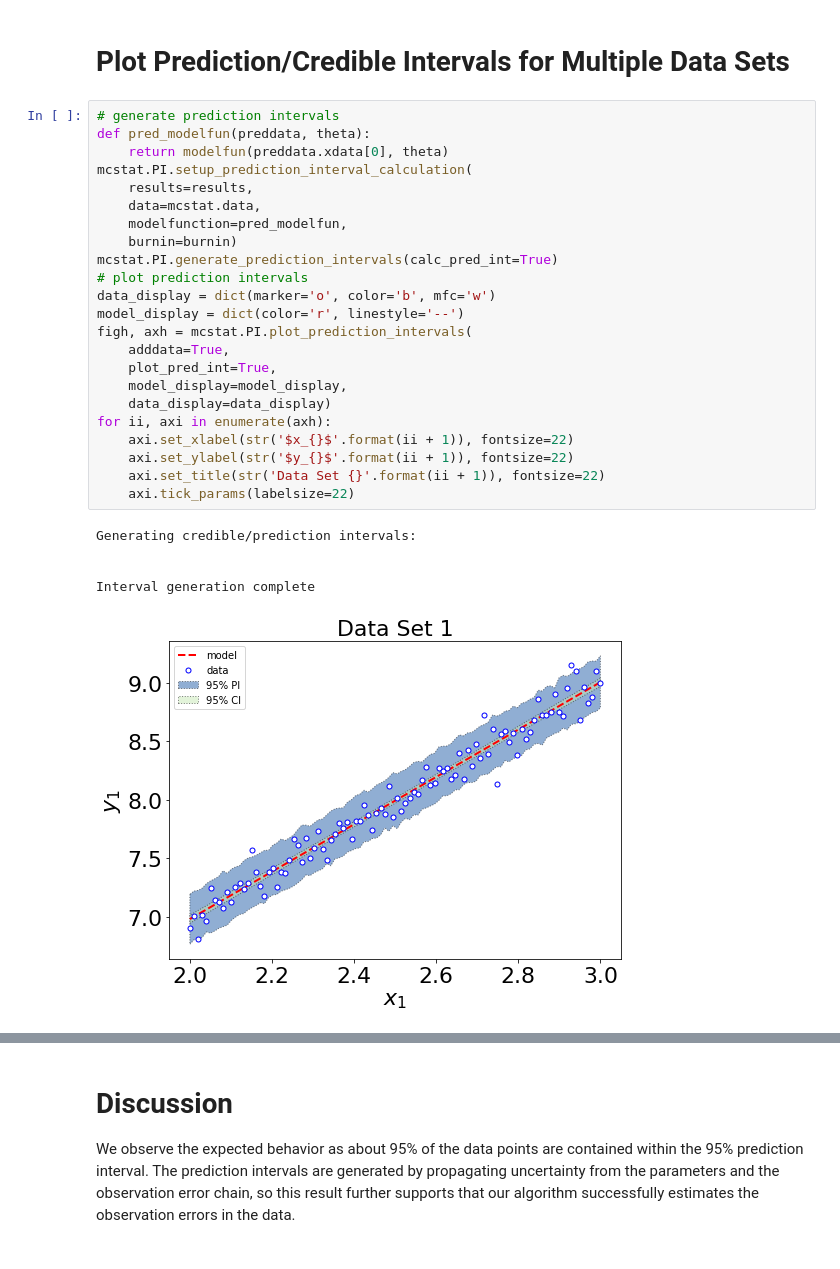
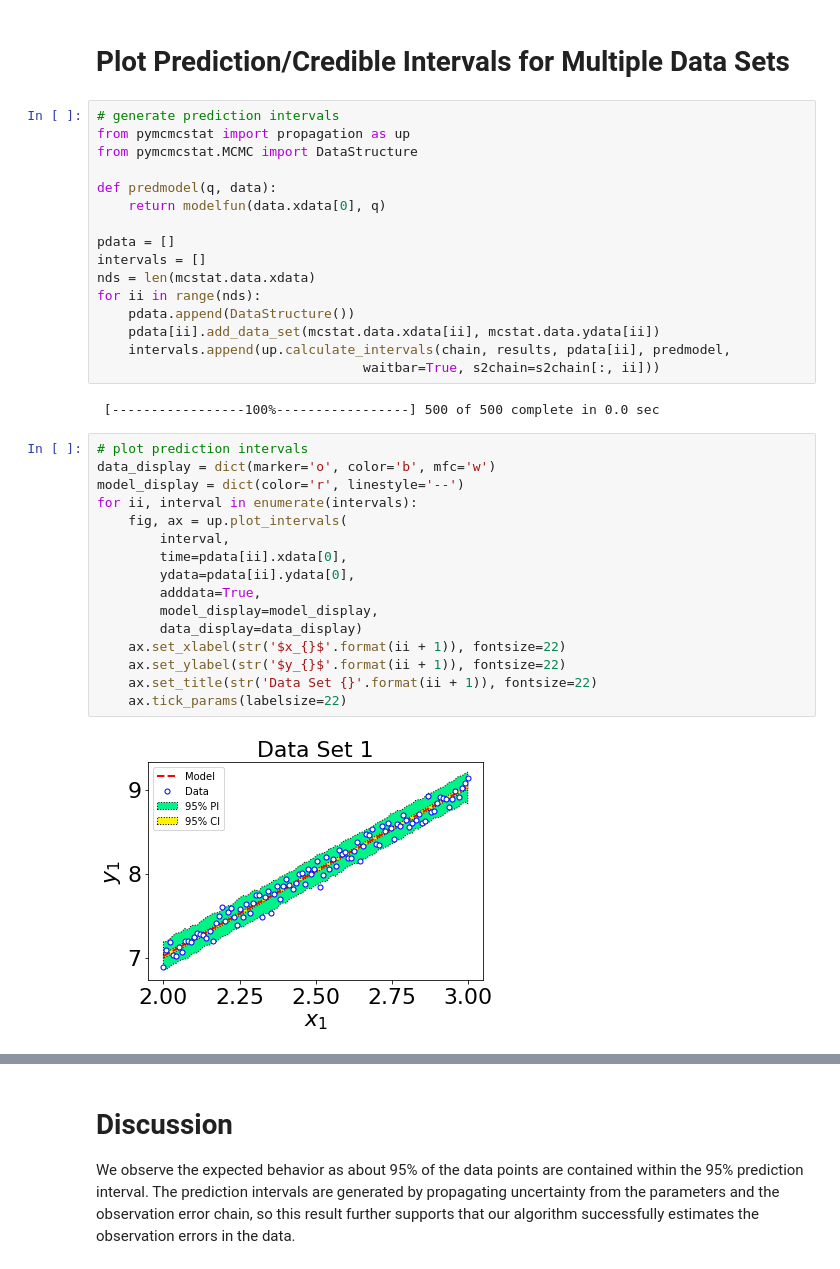
Before and after one commit to prmiles/pymcmcstat_examples, a Jupyter notebook: Estimate_Error_Variance.ipynb, the cells around one changed output, grey strips where cells are left out. Cells and saved outputs as stored; diff of their text form.

```diff
--- a/Estimate_Error_Variance.ipynb
+++ b/Estimate_Error_Variance.ipynb
@@ -156,32 +159,39 @@ print(np.mean(np.sqrt(s2chain[burnin:,:]), axis = 0))
 We observe that the estimated observation error standard deviations have mean values around 0.11 and 0.50.  As the data was generated assuming 0.10 and 0.50, this result is in good agreement.
 # %% [markdown]
 # Plot Prediction/Credible Intervals for Multiple Data Sets
+# %%
+# generate prediction intervals
+from pymcmcstat import propagation as up
+from pymcmcstat.MCMC import DataStructure
+
+def predmodel(q, data):
+    return modelfun(data.xdata[0], q)
+
+pdata = []
+intervals = []
+nds = len(mcstat.data.xdata)
+for ii in range(nds):
+    pdata.append(DataStructure())
+    pdata[ii].add_data_set(mcstat.data.xdata[ii], mcstat.data.ydata[ii])
+    intervals.append(up.calculate_intervals(chain, results, pdata[ii], predmodel,
+                                  waitbar=True, s2chain=s2chain[:, ii]))
+# %% [output]
+ [-----------------100%-----------------] 500 of 500 complete in 0.0 sec
 # %%
-# generate prediction intervals
-def pred_modelfun(preddata, theta):
-    return modelfun(preddata.xdata[0], theta)
-mcstat.PI.setup_prediction_interval_calculation(
-    results=results,
-    data=mcstat.data,
-    modelfunction=pred_modelfun,
-    burnin=burnin)
-mcstat.PI.generate_prediction_intervals(calc_pred_int=True)
 # plot prediction intervals
 data_display = dict(marker='o', color='b', mfc='w')
 model_display = dict(color='r', linestyle='--')
-figh, axh = mcstat.PI.plot_prediction_intervals(
-    adddata=True,
-    plot_pred_int=True,
-    model_display=model_display,
-    data_display=data_display)
-for ii, axi in enumerate(axh):
-    axi.set_xlabel(str('$x_{}$'.format(ii + 1)), fontsize=22)
-    axi.set_ylabel(str('$y_{}$'.format(ii + 1)), fontsize=22)
-    axi.set_title(str('Data Set {}'.format(ii + 1)), fontsize=22)
-    axi.tick_params(labelsize=22)
+for ii, interval in enumerate(intervals):
+    fig, ax = up.plot_intervals(
+        interval,
+        time=pdata[ii].xdata[0],
+        ydata=pdata[ii].ydata[0],
+        adddata=True,
+        model_display=model_display,
+        data_display=data_display)
+    ax.set_xlabel(str('$x_{}$'.format(ii + 1)), fontsize=22)
+    ax.set_ylabel(str('$y_{}$'.format(ii + 1)), fontsize=22)
+    ax.set_title(str('Data Set {}'.format(ii + 1)), fontsize=22)
+    ax.tick_params(labelsize=22)
 # %% [output]
-Generating credible/prediction intervals:
-
-
-Interval generation complete
-[figure, old version]
+[figure, new version]
```
Also changed, not shown: parts of 6 cells of this notebook.
